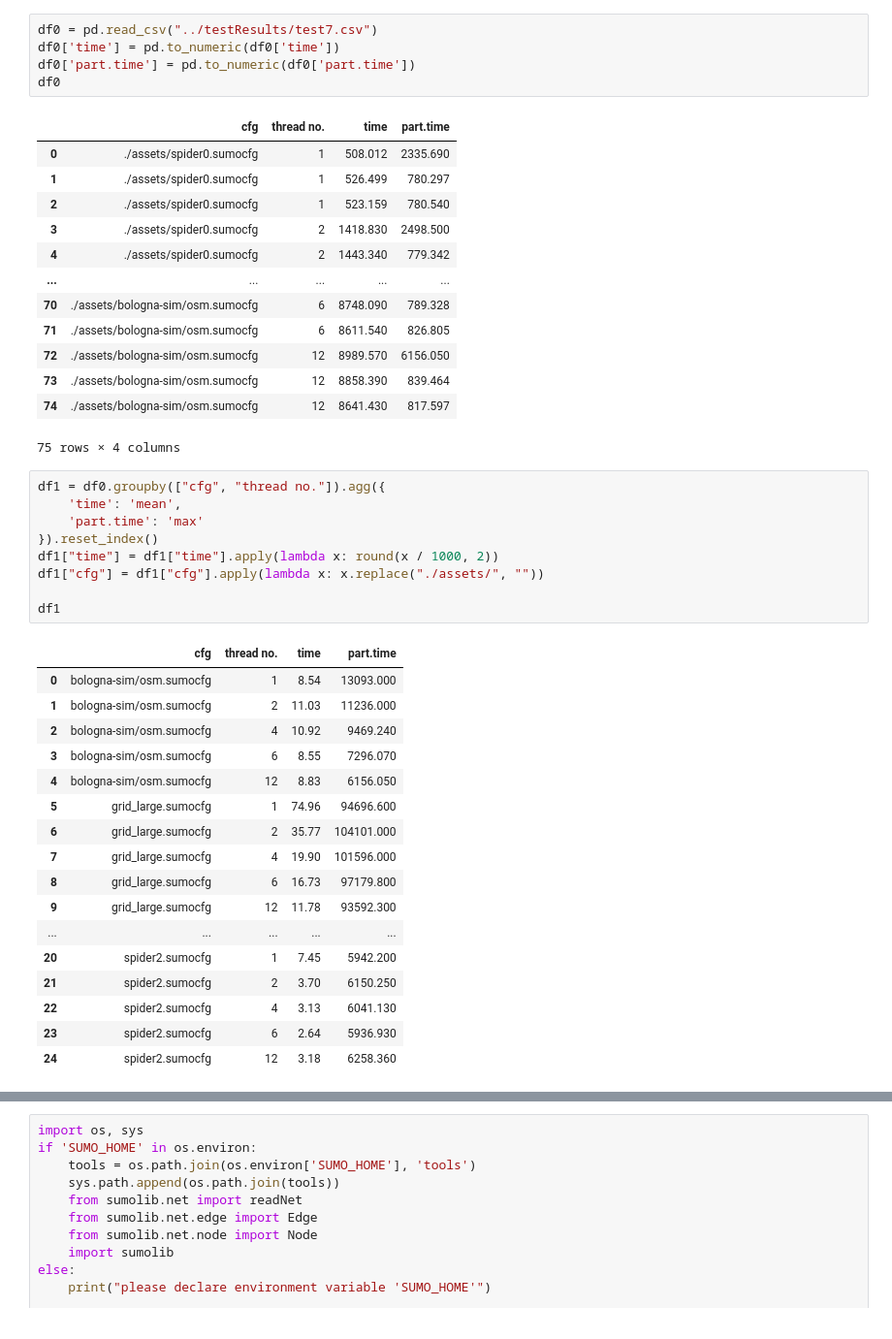
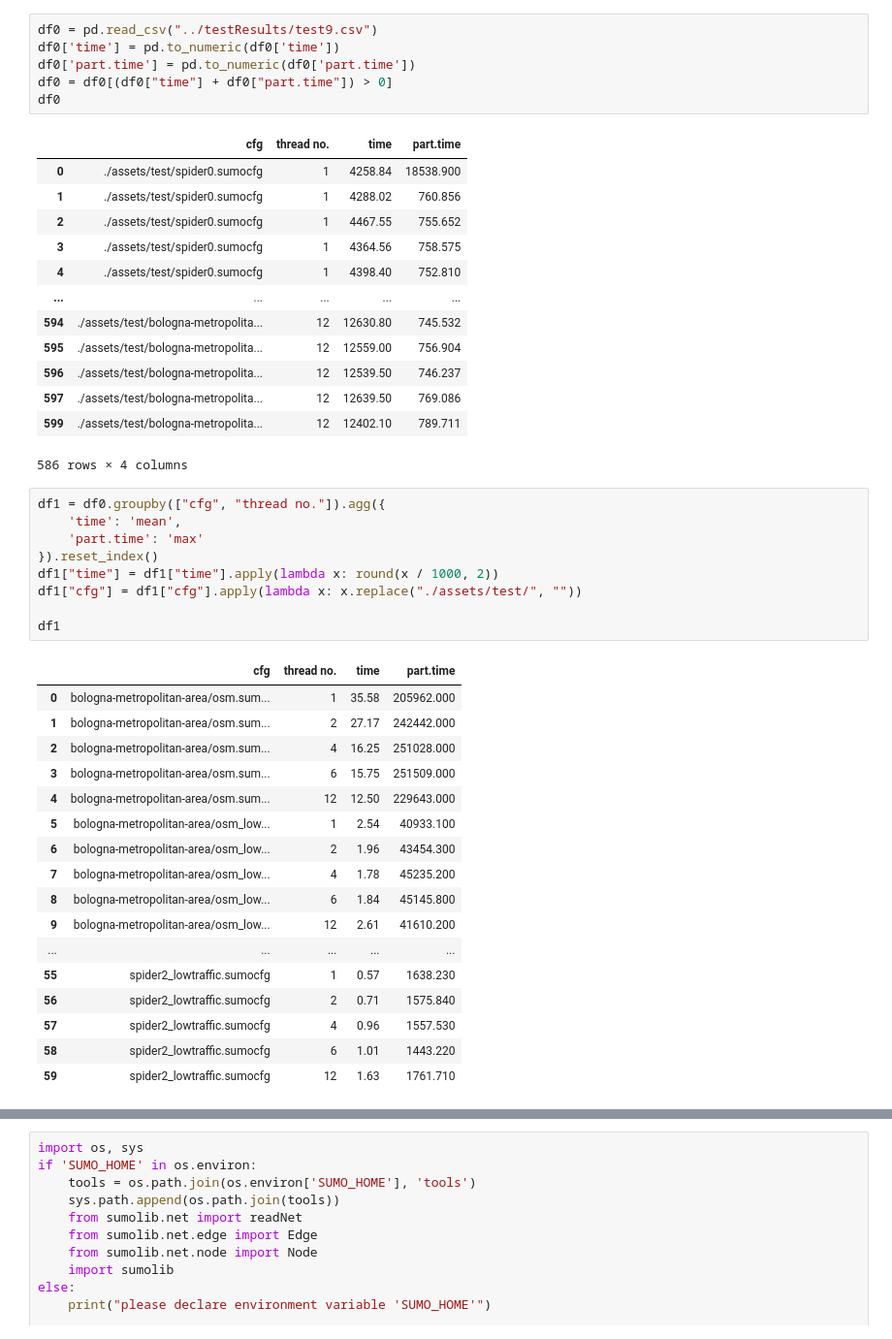
Before and after one commit to filloax/Parallel-Sumo, a Jupyter notebook: scripts/test_simtime.ipynb, the cells around one changed output, grey strips where cells are left out. Shown at 97% size. Cells and saved outputs as stored; diff of their text form.

```diff
--- a/scripts/test_simtime.ipynb
+++ b/scripts/test_simtime.ipynb
@@ -8,49 +9,50 @@ import itertools
 # %%
-df0 = pd.read_csv("../testResults/test7.csv")
+df0 = pd.read_csv("../testResults/test9.csv")
 df0['time'] = pd.to_numeric(df0['time'])
 df0['part.time'] = pd.to_numeric(df0['part.time'])
+df0 = df0[(df0["time"] + df0["part.time"]) > 0]
 df0
 # %% [output]
 |  | cfg | thread no. | time | part.time |
-| 0 | ./assets/spider0.sumocfg | 1 | 508.012 | 2335.690 |
-| 1 | ./assets/spider0.sumocfg | 1 | 526.499 | 780.297 |
-| 2 | ./assets/spider0.sumocfg | 1 | 523.159 | 780.540 |
-| 3 | ./assets/spider0.sumocfg | 2 | 1418.830 | 2498.500 |
-| 4 | ./assets/spider0.sumocfg | 2 | 1443.340 | 779.342 |
+| 0 | ./assets/test/spider0.sumocfg | 1 | 4258.84 | 18538.900 |
+| 1 | ./assets/test/spider0.sumocfg | 1 | 4288.02 | 760.856 |
+| 2 | ./assets/test/spider0.sumocfg | 1 | 4467.55 | 755.652 |
+| 3 | ./assets/test/spider0.sumocfg | 1 | 4364.56 | 758.575 |
+| 4 | ./assets/test/spider0.sumocfg | 1 | 4398.40 | 752.810 |
 | ... | ... | ... | ... | ... |
-| 70 | ./assets/bologna-sim/osm.sumocfg | 6 | 8748.090 | 789.328 |
-| 71 | ./assets/bologna-sim/osm.sumocfg | 6 | 8611.540 | 826.805 |
-| 72 | ./assets/bologna-sim/osm.sumocfg | 12 | 8989.570 | 6156.050 |
-| 73 | ./assets/bologna-sim/osm.sumocfg | 12 | 8858.390 | 839.464 |
-| 74 | ./assets/bologna-sim/osm.sumocfg | 12 | 8641.430 | 817.597 |
+| 594 | ./assets/test/bologna-metropolita... | 12 | 12630.80 | 745.532 |
+| 595 | ./assets/test/bologna-metropolita... | 12 | 12559.00 | 756.904 |
+| 596 | ./assets/test/bologna-metropolita... | 12 | 12539.50 | 746.237 |
+| 597 | ./assets/test/bologna-metropolita... | 12 | 12639.50 | 769.086 |
+| 599 | ./assets/test/bologna-metropolita... | 12 | 12402.10 | 789.711 |
-75 rows × 4 columns
+586 rows × 4 columns
 # %%
 df1 = df0.groupby(["cfg", "thread no."]).agg({
     'time': 'mean',
     'part.time': 'max'
 }).reset_index()
 df1["time"] = df1["time"].apply(lambda x: round(x / 1000, 2))
-df1["cfg"] = df1["cfg"].apply(lambda x: x.replace("./assets/", ""))
+df1["cfg"] = df1["cfg"].apply(lambda x: x.replace("./assets/test/", ""))
 
 df1
 # %% [output]
 |  | cfg | thread no. | time | part.time |
-| 0 | bologna-sim/osm.sumocfg | 1 | 8.54 | 13093.000 |
-| 1 | bologna-sim/osm.sumocfg | 2 | 11.03 | 11236.000 |
-| 2 | bologna-sim/osm.sumocfg | 4 | 10.92 | 9469.240 |
-| 3 | bologna-sim/osm.sumocfg | 6 | 8.55 | 7296.070 |
-| 4 | bologna-sim/osm.sumocfg | 12 | 8.83 | 6156.050 |
-| 5 | grid_large.sumocfg | 1 | 74.96 | 94696.600 |
-| 6 | grid_large.sumocfg | 2 | 35.77 | 104101.000 |
-| 7 | grid_large.sumocfg | 4 | 19.90 | 101596.000 |
-| 8 | grid_large.sumocfg | 6 | 16.73 | 97179.800 |
-| 9 | grid_large.sumocfg | 12 | 11.78 | 93592.300 |
+| 0 | bologna-metropolitan-area/osm.sum... | 1 | 35.58 | 205962.000 |
+| 1 | bologna-metropolitan-area/osm.sum... | 2 | 27.17 | 242442.000 |
+| 2 | bologna-metropolitan-area/osm.sum... | 4 | 16.25 | 251028.000 |
+| 3 | bologna-metropolitan-area/osm.sum... | 6 | 15.75 | 251509.000 |
+| 4 | bologna-metropolitan-area/osm.sum... | 12 | 12.50 | 229643.000 |
+| 5 | bologna-metropolitan-area/osm_low... | 1 | 2.54 | 40933.100 |
+| 6 | bologna-metropolitan-area/osm_low... | 2 | 1.96 | 43454.300 |
+| 7 | bologna-metropolitan-area/osm_low... | 4 | 1.78 | 45235.200 |
+| 8 | bologna-metropolitan-area/osm_low... | 6 | 1.84 | 45145.800 |
+| 9 | bologna-metropolitan-area/osm_low... | 12 | 2.61 | 41610.200 |
 | ... | ... | ... | ... | ... |
-| 20 | spider2.sumocfg | 1 | 7.45 | 5942.200 |
-| 21 | spider2.sumocfg | 2 | 3.70 | 6150.250 |
-| 22 | spider2.sumocfg | 4 | 3.13 | 6041.130 |
-| 23 | spider2.sumocfg | 6 | 2.64 | 5936.930 |
-| 24 | spider2.sumocfg | 12 | 3.18 | 6258.360 |
+| 55 | spider2_lowtraffic.sumocfg | 1 | 0.57 | 1638.230 |
+| 56 | spider2_lowtraffic.sumocfg | 2 | 0.71 | 1575.840 |
+| 57 | spider2_lowtraffic.sumocfg | 4 | 0.96 | 1557.530 |
+| 58 | spider2_lowtraffic.sumocfg | 6 | 1.01 | 1443.220 |
+| 59 | spider2_lowtraffic.sumocfg | 12 | 1.63 | 1761.710 |
 # %%
 plt.figure(figsize=(10, 6))
 sns.lineplot(data=df1, x='thread no.', y='time', hue='cfg', marker='o')
```
Also changed, not shown: parts of 5 cells of this notebook, 4 other files.
